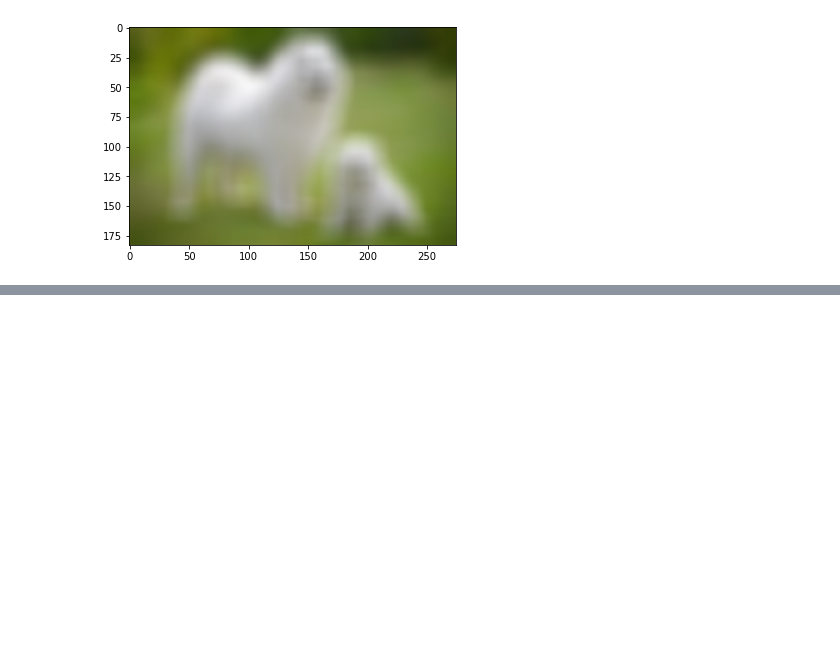
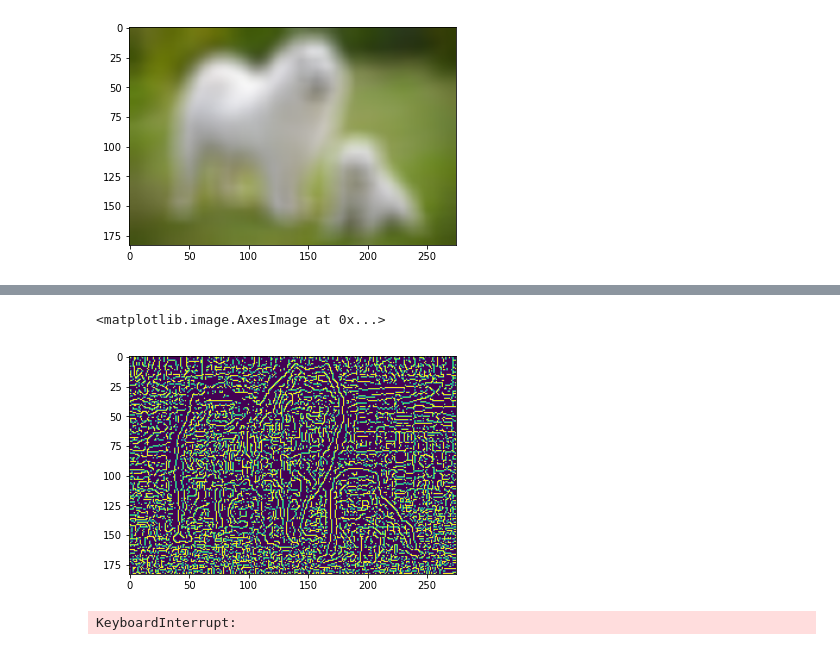
Before and after one commit to SKME20417/Python-fundaments, a Jupyter notebook: Open_cv_07_05_2023.ipynb, the cells around one changed output, grey strips where cells are left out. Saved outputs shown, nothing was run; the diff lists cells and outputs as text; code cells hidden in the pictures; blank space fills up the shorter version.

```diff
--- a/Open_cv_07_05_2023.ipynb
+++ b/Open_cv_07_05_2023.ipynb
@@ -122,0 +159,6 @@ import pandas as pd
+# %%
+i = cv2.Canny(img_rgb, 10,10)
+plt.imshow(i)
+# %% [output]
+<matplotlib.image.AxesImage at 0x...>
+[figure, added]
@@ -122,0 +167,14 @@ import pandas as pd
+# %%
+while True:
+    ret, frame = cam.read()
+
+    if ret == False:
+        continue
+
+    cv2.imshow("My frame", frame)
+    cv2.waitKey(1)
+
+cam.release()
+cv2.destroyAllWindows()
+# %% [output]
+KeyboardInterrupt:
```
Also changed, not shown: parts of 13 cells of this notebook.
